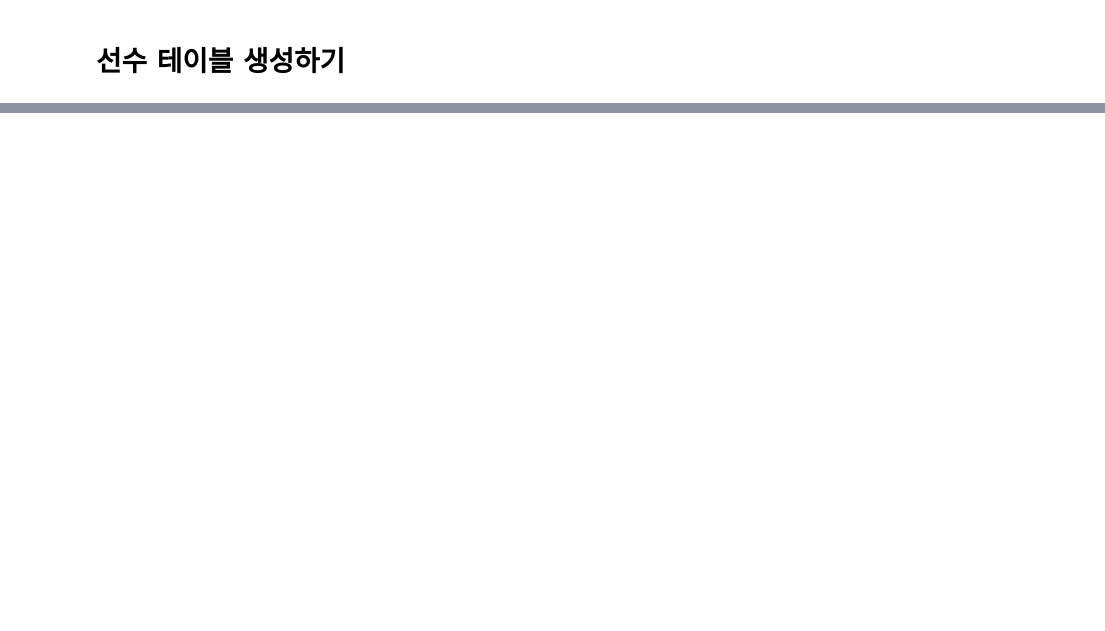
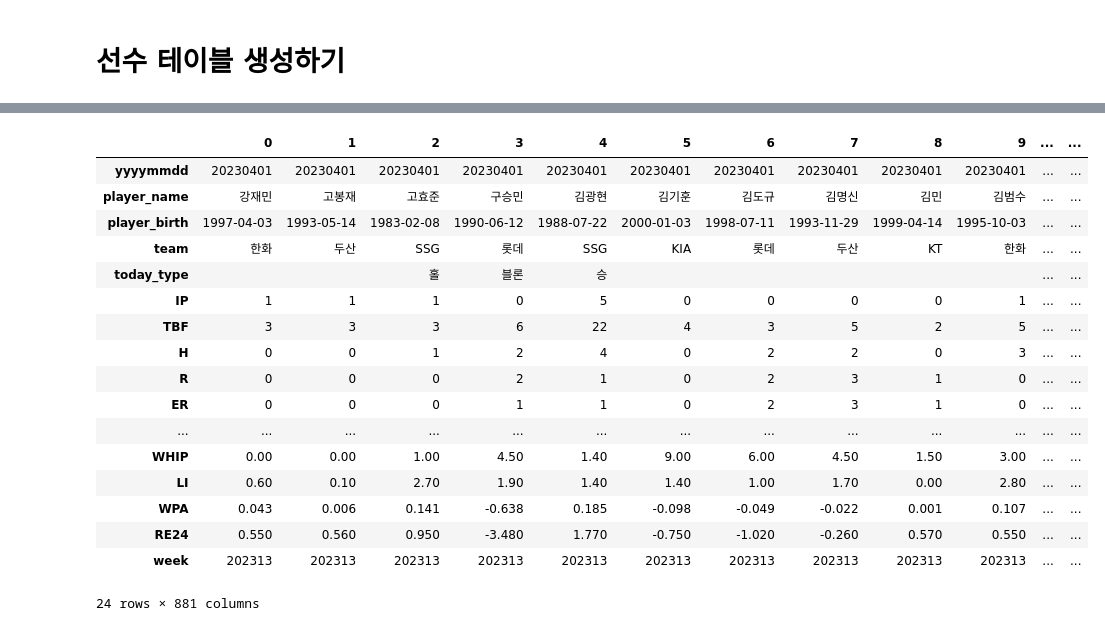
Before and after one commit to sum9611/airflow_docker, a Jupyter notebook: notebookfile/ETL.ipynb, the cells around one changed output, grey strips where cells are left out. Saved outputs shown, nothing was run; the diff lists cells and outputs as text; code cells hidden in the pictures; blank space fills up the shorter version.

```diff
--- a/notebookfile/ETL.ipynb
+++ b/notebookfile/ETL.ipynb
@@ -6,3 +7,14 @@ from sqlalchemy import create_engine
+# %%
+# db정보 가져오기
+with open('../yamls/sql_info.yaml') as f:
+
+    info = yaml.load(f, Loader=yaml.FullLoader)
+
+host = info['MARIADB']['IP']
+user = info['MARIADB']['USER']
+passwd=info['MARIADB']['PASSWD']
+db = info['MARIADB']['DB']
+port = info['MARIADB']['PORT']
 # %% [markdown]
 # 선수 테이블 생성하기
 # %%
@@ -45,0 +80,19 @@ player
+# %%
+
+conn = pymysql.connect(host = host, user = user, passwd=passwd, db = db, charset='utf8', port = port,cursorclass=pymysql.cursors.DictCursor)
+cur = conn.cursor()
+sql = '''select * from batting_info
+'''
+cur.execute(sql)
+
+result = cur.fetchall()
+batting = pd.DataFrame(result)
+
+sql = '''select * from pitching_info
+'''
+cur.execute(sql)
+
+result = cur.fetchall()
+pitching = pd.DataFrame(result)
+
+conn.close()
@@ -45,0 +105,10 @@ player
+# %%
+# isocalendar 모듈을 사용하여 week 계산
+batting['week'] = batting['yyyymmdd'].astype(str).apply(lambda x :  x[0:4] + str(datetime.strptime(x[0:4] + '-'+ x[4:6]+'-'+x[6:8] ,'%Y-%m-%d').isocalendar().week))
+pitching['week'] = pitching['yyyymmdd'].astype(str).apply(lambda x :  x[0:4] + str(datetime.strptime(x[0:4] + '-'+ x[4:6]+'-'+x[6:8] ,'%Y-%m-%d').isocalendar().week))
+
+
+
+# 주별 합산 지표 컬럼만 추리기
+batting_week = batting.groupby(['week','player_name','player_birth','team']).sum()[['TPA','AB','R','H', 'HR','RBI','BB', 'HBP','SO','GO','FO','PIT','GDP','LOB']].reset_index()
+pitching_week = pitching.groupby(['week','player_name','player_birth','team']).sum()[['today_type','IP','TBF','H','R','ER','BB','HBP','K','HR']]
@@ -50 +151,22 @@ player.head(10).to_sql(name = 'player_info', con = engine, if_exists = 'append',
 conn.close()
+# %%
+pitching.T
+# %% [output]
+|  | 0 | 1 | 2 | 3 | 4 | 5 | 6 | 7 | 8 | 9 | ... | ... |
+| yyyymmdd | 20230401 | 20230401 | 20230401 | 20230401 | 20230401 | 20230401 | 20230401 | 20230401 | 20230401 | 20230401 | ... | ... |
+| player_name | 강재민 | 고봉재 | 고효준 | 구승민 | 김광현 | 김기훈 | 김도규 | 김명신 | 김민 | 김범수 | ... | ... |
+| player_birth | 1997-04-03 | 1993-05-14 | 1983-02-08 | 1990-06-12 | 1988-07-22 | 2000-01-03 | 1998-07-11 | 1993-11-29 | 1999-04-14 | 1995-10-03 | ... | ... |
+| team | 한화 | 두산 | SSG | 롯데 | SSG | KIA | 롯데 | 두산 | KT | 한화 | ... | ... |
+| today_type |  |  | 홀 | 블론 | 승 |  |  |  |  |  | ... | ... |
+| IP | 1 | 1 | 1 | 0 | 5 | 0 | 0 | 0 | 0 | 1 | ... | ... |
+| TBF | 3 | 3 | 3 | 6 | 22 | 4 | 3 | 5 | 2 | 5 | ... | ... |
+| H | 0 | 0 | 1 | 2 | 4 | 0 | 2 | 2 | 0 | 3 | ... | ... |
+| R | 0 | 0 | 0 | 2 | 1 | 0 | 2 | 3 | 1 | 0 | ... | ... |
+| ER | 0 | 0 | 0 | 1 | 1 | 0 | 2 | 3 | 1 | 0 | ... | ... |
+| ... | ... | ... | ... | ... | ... | ... | ... | ... | ... | ... | ... | ... |
+| WHIP | 0.00 | 0.00 | 1.00 | 4.50 | 1.40 | 9.00 | 6.00 | 4.50 | 1.50 | 3.00 | ... | ... |
+| LI | 0.60 | 0.10 | 2.70 | 1.90 | 1.40 | 1.40 | 1.00 | 1.70 | 0.00 | 2.80 | ... | ... |
+| WPA | 0.043 | 0.006 | 0.141 | -0.638 | 0.185 | -0.098 | -0.049 | -0.022 | 0.001 | 0.107 | ... | ... |
+| RE24 | 0.550 | 0.560 | 0.950 | -3.480 | 1.770 | -0.750 | -1.020 | -0.260 | 0.570 | 0.550 | ... | ... |
+| week | 202313 | 202313 | 202313 | 202313 | 202313 | 202313 | 202313 | 202313 | 202313 | 202313 | ... | ... |
+24 rows × 881 columns
```
Also changed, not shown: parts of 13 cells of this notebook, 4 other files.
